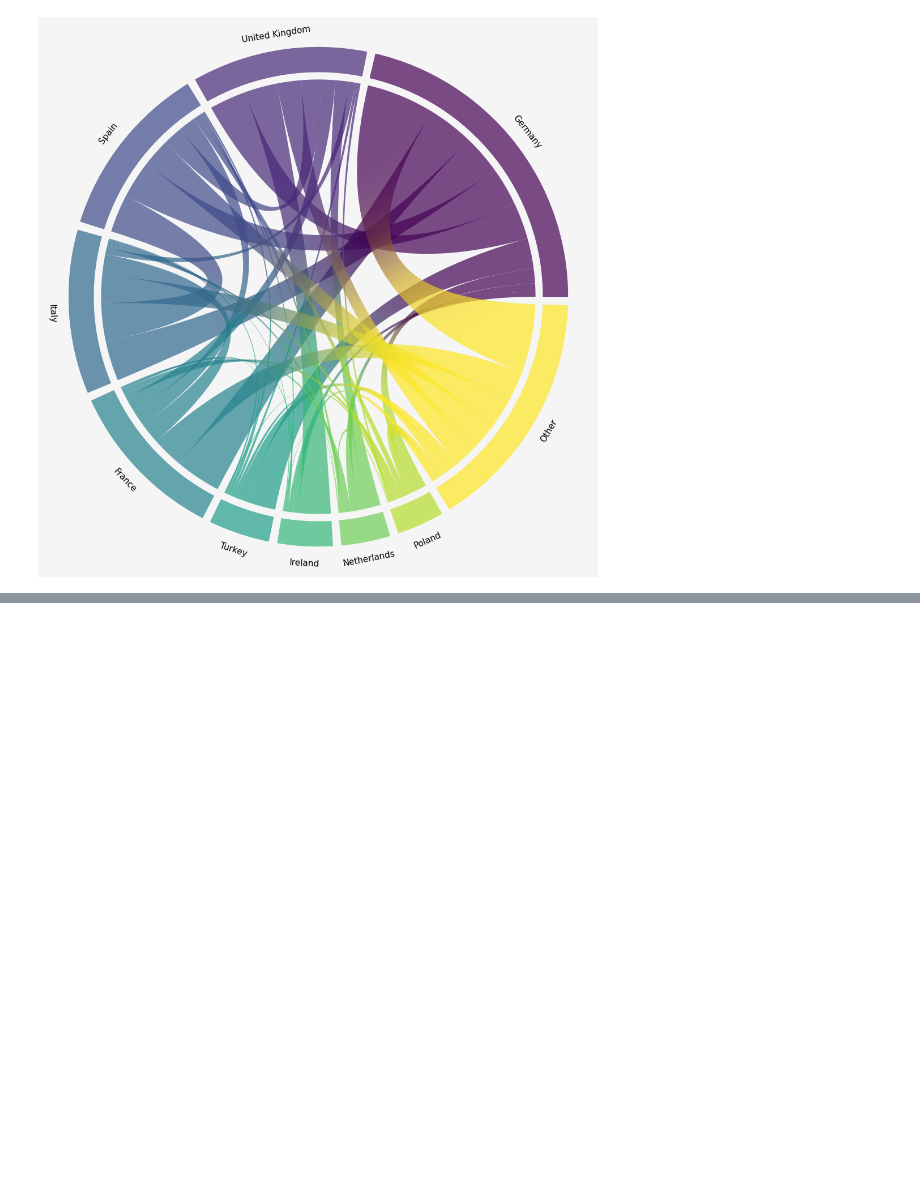
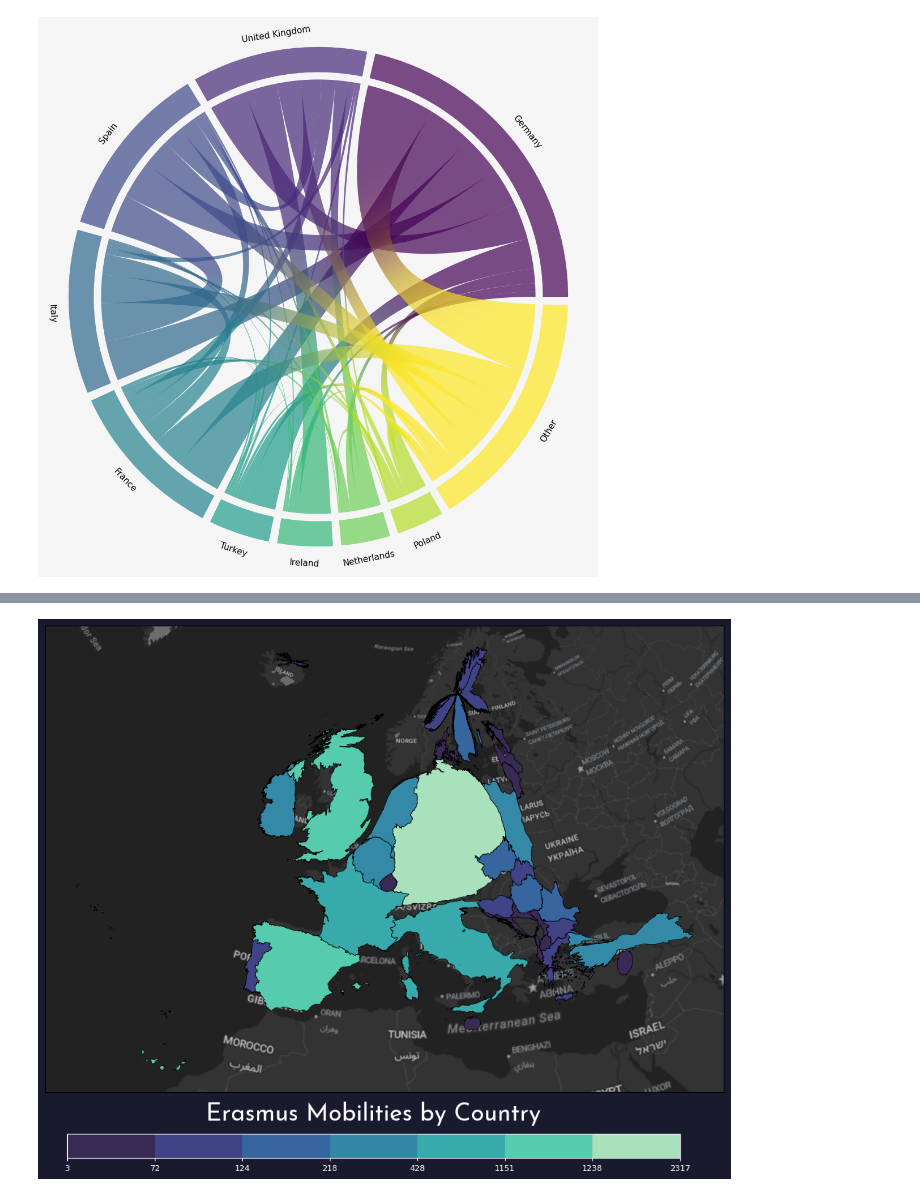
Before and after one commit to VSebastian8/cartography, a Jupyter notebook: portfolio/erasmus.ipynb, the cells around one changed output, grey strips where cells are left out. Saved outputs shown, nothing was run; the diff lists cells and outputs as text; code cells hidden in the pictures; blank space fills up the shorter version.

Commit message:
Portfolio Cartogram

```diff
--- a/portfolio/erasmus.ipynb
+++ b/portfolio/erasmus.ipynb
@@ -413,0 +529,8 @@ plt.show()
+# %%
+import cartogram
+countries["geometry"] = countries.geometry.simplify(1000)
+countries["total_scaled"] = countries["total"] * 1e4
+c = cartogram.Cartogram(countries, "total_scaled", max_iterations=10)
+# %%
+stadia_api = "secret"
+stadia_url = f"https://tiles.stadiamaps.com/tiles/alidade_smooth_dark/{{z}}/{{x}}/{{y}}.png?api_key={stadia_api}"
@@ -413,0 +541,51 @@ plt.show()
+# %%
+fig, ax = plt.subplots(figsize=(12, 13), facecolor='#1a1a2e')
+
+ax.set_xticks([])
+ax.set_yticks([])
+ax.set_xlabel('')
+ax.set_ylabel('')
+
+full_cmap = sns.color_palette("mako", as_cmap=True)
+cmap = mcolors.LinearSegmentedColormap.from_list(
+    "mako_truncated",
+    full_cmap(np.linspace(0.2, 0.90, 256))
+)
+
+c.plot(
+    ax = ax,
+    column="total",
+    scheme="NaturalBreaks",
+    k=7,
+    cmap=cmap,
+    edgecolor="black",
+    linewidth=0.5,
+    legend=False,
+)
+
+contextily.add_basemap(
+    ax,
+    source=stadia_url,
+    crs=countries.crs,
+    zoom=4,
+    alpha=1
+)
+
+cax = fig.add_axes([0.15, 0.18, 0.70, 0.025])
+classifier = mapclassify.NaturalBreaks(countries["total"].dropna(), k=7)
+bins = np.concatenate([[countries["total"].min()], classifier.bins])
+norm = mcolors.BoundaryNorm(bins, cmap.N)
+sm = plt.cm.ScalarMappable(cmap=cmap, norm=norm)
+sm.set_array([])
+
+cbar = fig.colorbar(sm, cax=cax, orientation='horizontal')
+cbar.set_ticks(bins)
+cbar.set_ticklabels([f"{v:.0f}" for v in bins], color='white', fontsize=8)
+cbar.outline.set_edgecolor('white')
+cbar.ax.tick_params(color='white', length=3)
+
+fig.text(0.5, 0.22, "Erasmus Mobilities by Country", ha='center', color='white', fontdict=dict(size=24, family='Josefin Sans'))
+# plt.savefig(MAPS_DIR / "countries_cartogram.png", dpi=300, bbox_inches='tight', facecolor=fig.get_facecolor())
+plt.show()
+# %% [output]
+[figure, added]
```
Also changed, not shown: parts of 8 cells of this notebook, 22 other files.
